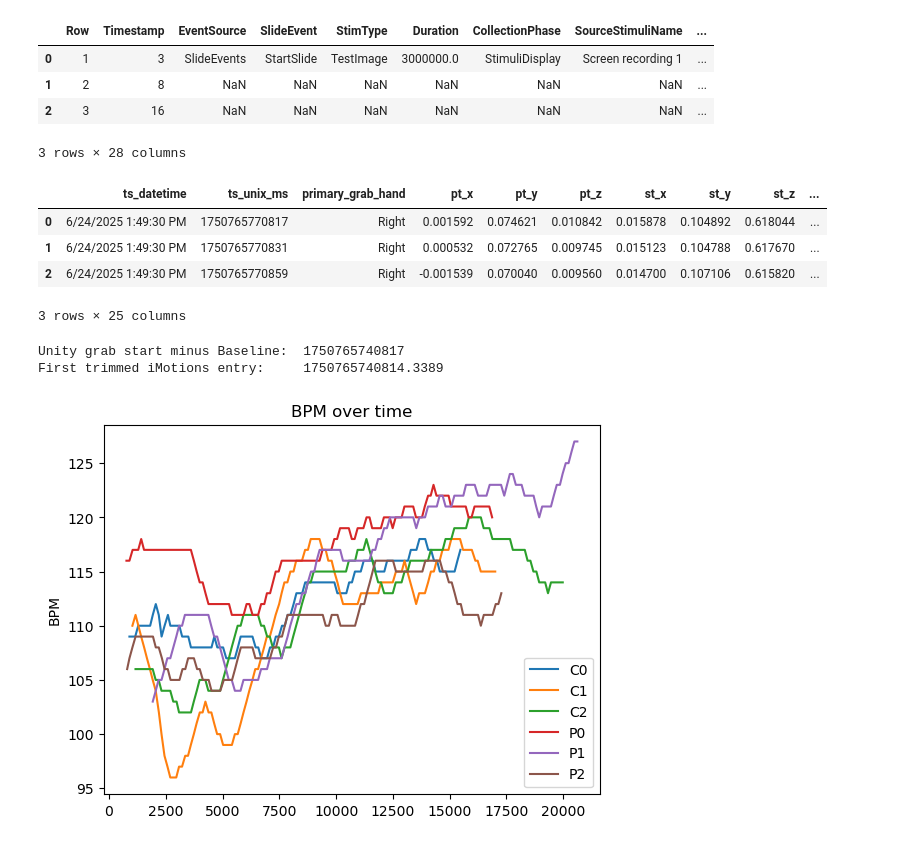
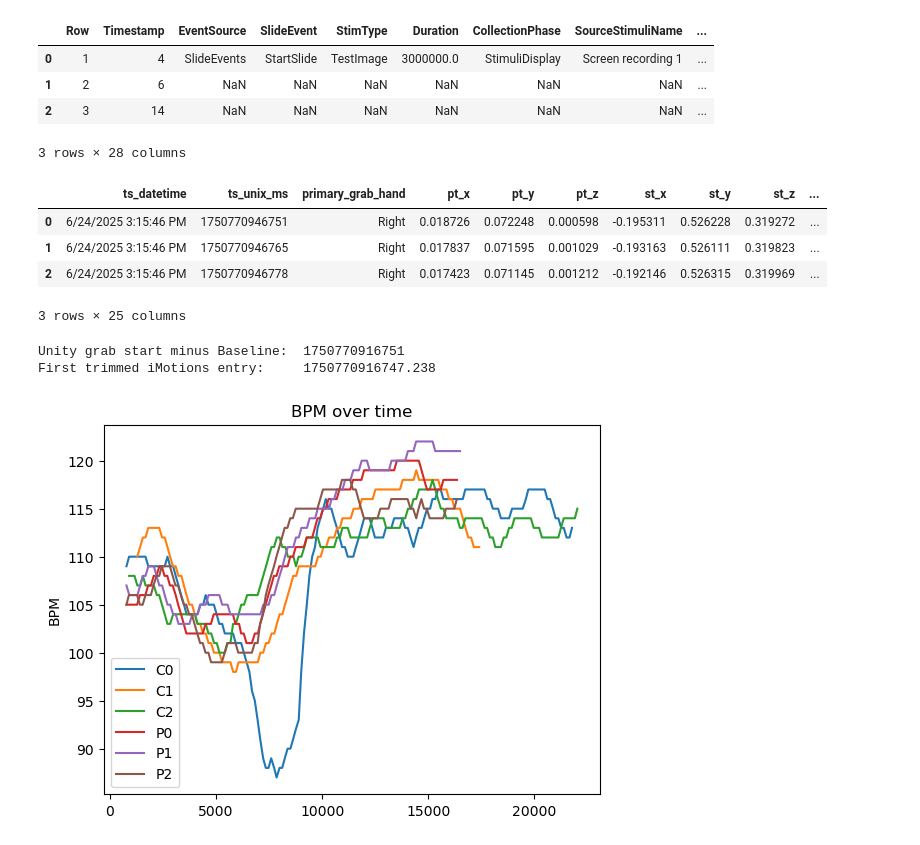
Before and after one commit to EliDll/phw-eval, a Jupyter notebook: imot_edda.ipynb, the cells around one changed output. Cells and saved outputs as stored; diff of their text form; code cells hidden in the pictures.

```diff
--- a/imot_edda.ipynb
+++ b/imot_edda.ipynb
@@ -5,29 +5,29 @@ import pandas as pd
 import seaborn as sns
 from scipy import stats
 # %%
-participant = "MaGo"
+participant = "ElHa"
 
 def get_imot(id):
     path = './' + participant + '/i/' + 'Shovel' + '_' + id + '.csv'
     return pd.read_csv(path)
 
 def get_unity(id):
     path = './' + participant + '/u/' + 'Shovel' + '_' + id + '.csv'
     return pd.read_csv(path)
 
 c_0_i_raw = get_imot("C0")
 c_1_i_raw = get_imot("C1")
 c_2_i_raw = get_imot("C2")
 p_0_i_raw = get_imot("P0")
 p_1_i_raw = get_imot("P1")
 p_2_i_raw = get_imot("P2")
 
 c_0_i_raw.head(3)
 # %% [output]
 |  | Row | Timestamp | EventSource | SlideEvent | StimType | Duration | CollectionPhase | SourceStimuliName | ... |
-| 0 | 1 | 3 | SlideEvents | StartSlide | TestImage | 3000000.0 | StimuliDisplay | Screen recording 1 | ... |
-| 1 | 2 | 8 | NaN | NaN | NaN | NaN | NaN | NaN | ... |
-| 2 | 3 | 16 | NaN | NaN | NaN | NaN | NaN | NaN | ... |
+| 0 | 1 | 4 | SlideEvents | StartSlide | TestImage | 3000000.0 | StimuliDisplay | Screen recording 1 | ... |
+| 1 | 2 | 6 | NaN | NaN | NaN | NaN | NaN | NaN | ... |
+| 2 | 3 | 14 | NaN | NaN | NaN | NaN | NaN | NaN | ... |
 3 rows × 28 columns
 # %%
 c_0_u = get_unity("C0")
@@ -40,9 +40,9 @@ p_2_u = get_unity("P2")
 c_0_u.head(3)
 # %% [output]
 |  | ts_datetime | ts_unix_ms | primary_grab_hand | pt_x | pt_y | pt_z | st_x | st_y | st_z | ... |
-| 0 | 6/24/2025 1:49:30 PM | 1750765770817 | Right | 0.001592 | 0.074621 | 0.010842 | 0.015878 | 0.104892 | 0.618044 | ... |
-| 1 | 6/24/2025 1:49:30 PM | 1750765770831 | Right | 0.000532 | 0.072765 | 0.009745 | 0.015123 | 0.104788 | 0.617670 | ... |
-| 2 | 6/24/2025 1:49:30 PM | 1750765770859 | Right | -0.001539 | 0.070040 | 0.009560 | 0.014700 | 0.107106 | 0.615820 | ... |
+| 0 | 6/24/2025 3:15:46 PM | 1750770946751 | Right | 0.018726 | 0.072248 | 0.000598 | -0.195311 | 0.526228 | 0.319272 | ... |
+| 1 | 6/24/2025 3:15:46 PM | 1750770946765 | Right | 0.017837 | 0.071595 | 0.001029 | -0.193163 | 0.526111 | 0.319823 | ... |
+| 2 | 6/24/2025 3:15:46 PM | 1750770946778 | Right | 0.017423 | 0.071145 | 0.001212 | -0.192146 | 0.526315 | 0.319969 | ... |
 3 rows × 25 columns
 # %%
 unity_unix_key = "ts_unix_ms"
@@ -74,8 +74,8 @@ p_2_i = get_trimmed_imot(p_2_i_raw, p_2_u)
 print("Unity grab start minus Baseline: ", c_0_u.iloc[0][unity_unix_key] - baseline_ms)
 print("First trimmed iMotions entry:    ", c_0_i.dropna(subset = imot_unix_key).iloc[0][imot_unix_key])
 # %% [output]
-Unity grab start minus Baseline:  1750765740817
-First trimmed iMotions entry:     1750765740814.3389
+Unity grab start minus Baseline:  1750770916751
+First trimmed iMotions entry:     1750770916747.238
 # %%
 hr_key = 'Heart rate'
 
@@ -97,7 +97,7 @@ plt.ylabel('BPM')
 #display plot
 plt.show()
 # %% [output]
-[figure, old version]
+[figure, new version]
 # %%
 def median_hr(df):
     df_cleaned = df.dropna(subset = hr_key)
```
Also changed, not shown: parts of 4 cells of this notebook, 25 other files.
